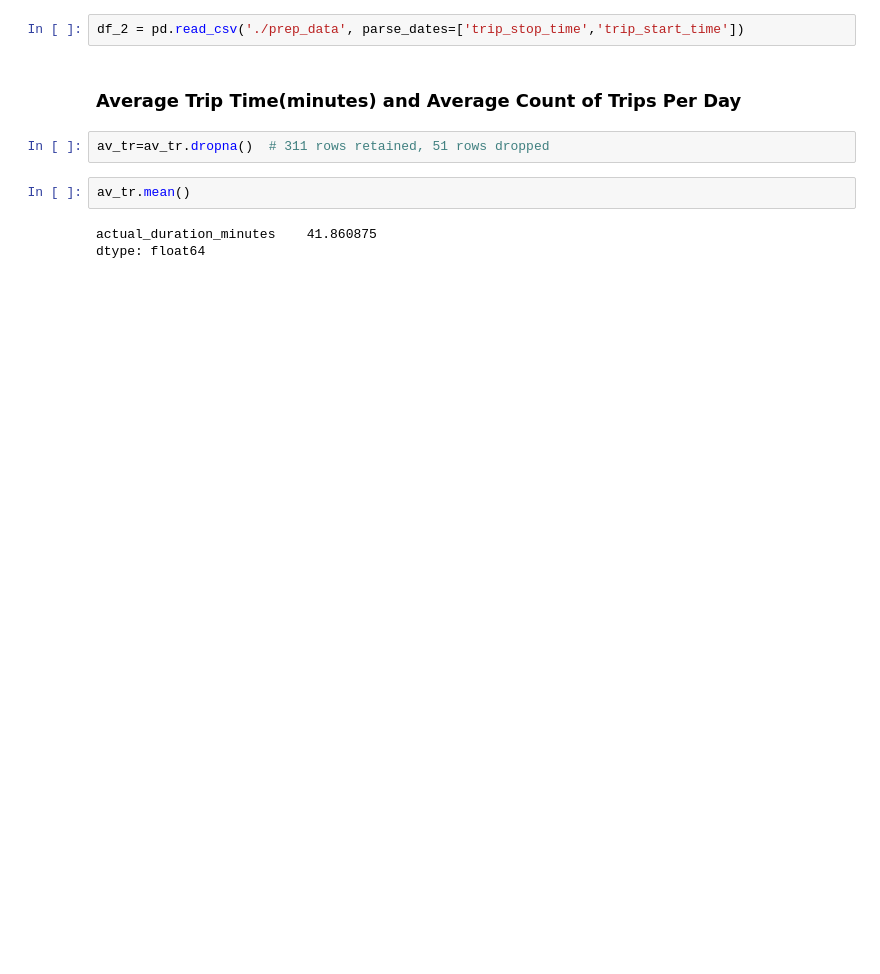
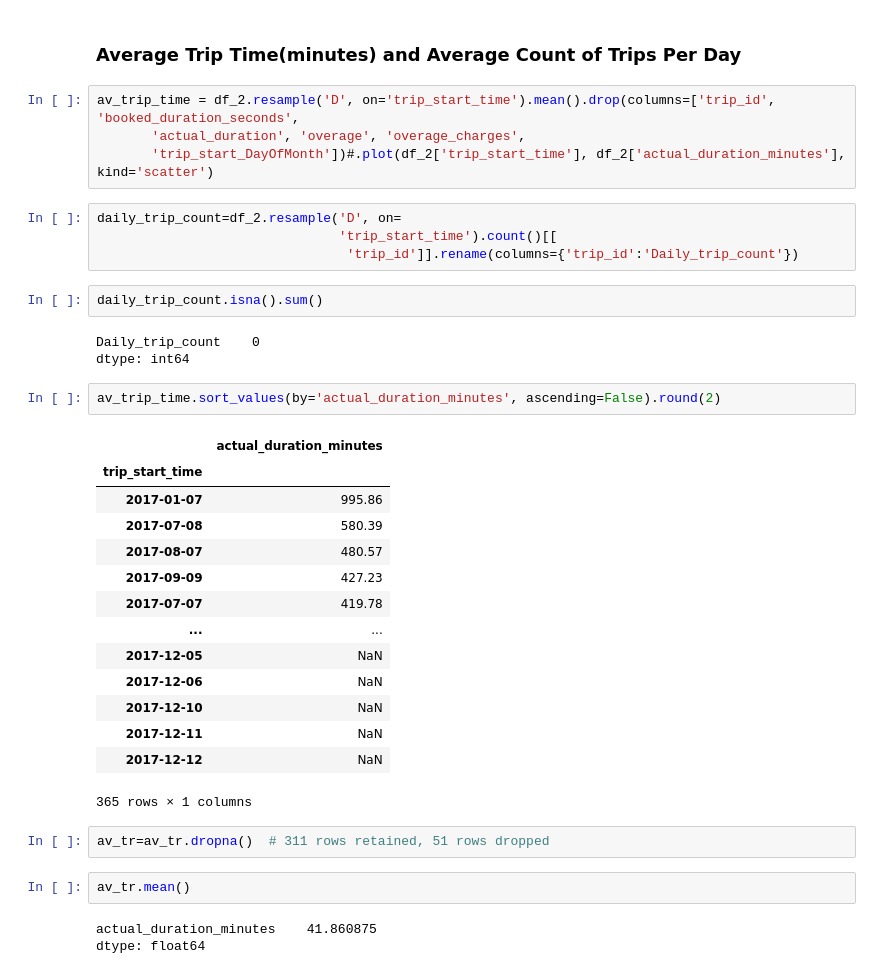
Before and after one commit to PrinceDuru/Operations_Analysis, a Jupyter notebook: Toronto_Bike_Share_Data_Analysis_Code.ipynb, the cells around one changed output. Cells and saved outputs as stored; diff of their text form; blank space fills up the shorter version.

```diff
--- a/Toronto_Bike_Share_Data_Analysis_Code.ipynb
+++ b/Toronto_Bike_Share_Data_Analysis_Code.ipynb
@@ -468,10 +468,38 @@ Let's start answering business questions using data analysis
 df_2 = pd.read_csv('./prep_data', parse_dates=['trip_start_time','trip_stop_time'])
 # %%
 df_preprocessed = df_2.copy()
-# %%
-df_2 = pd.read_csv('./prep_data', parse_dates=['trip_stop_time','trip_start_time'])
 # %% [markdown]
 ### Average Trip Time(minutes) and Average Count of Trips Per Day
+# %%
+av_trip_time = df_2.resample('D', on='trip_start_time').mean().drop(columns=['trip_id', 'booked_duration_seconds',
+       'actual_duration', 'overage', 'overage_charges',
+       'trip_start_DayOfMonth'])#.plot(df_2['trip_start_time'], df_2['actual_duration_minutes'], kind='scatter')
+# %%
+daily_trip_count=df_2.resample('D', on=
+                               'trip_start_time').count()[[
+                                'trip_id']].rename(columns={'trip_id':'Daily_trip_count'})
+# %%
+daily_trip_count.isna().sum()
+# %% [output]
+Daily_trip_count    0
+dtype: int64
+# %%
+av_trip_time.sort_values(by='actual_duration_minutes', ascending=False).round(2)
+# %% [output]
+|  | actual_duration_minutes |
+| trip_start_time |  |
+| 2017-01-07 | 995.86 |
+| 2017-07-08 | 580.39 |
+| 2017-08-07 | 480.57 |
+| 2017-09-09 | 427.23 |
+| 2017-07-07 | 419.78 |
+| ... | ... |
+| 2017-12-05 | NaN |
+| 2017-12-06 | NaN |
+| 2017-12-10 | NaN |
+| 2017-12-11 | NaN |
+| 2017-12-12 | NaN |
+365 rows × 1 columns
 # %%
 av_tr=av_tr.dropna()  # 311 rows retained, 51 rows dropped
 # %%
```
Also changed, not shown: parts of 2 cells of this notebook.
